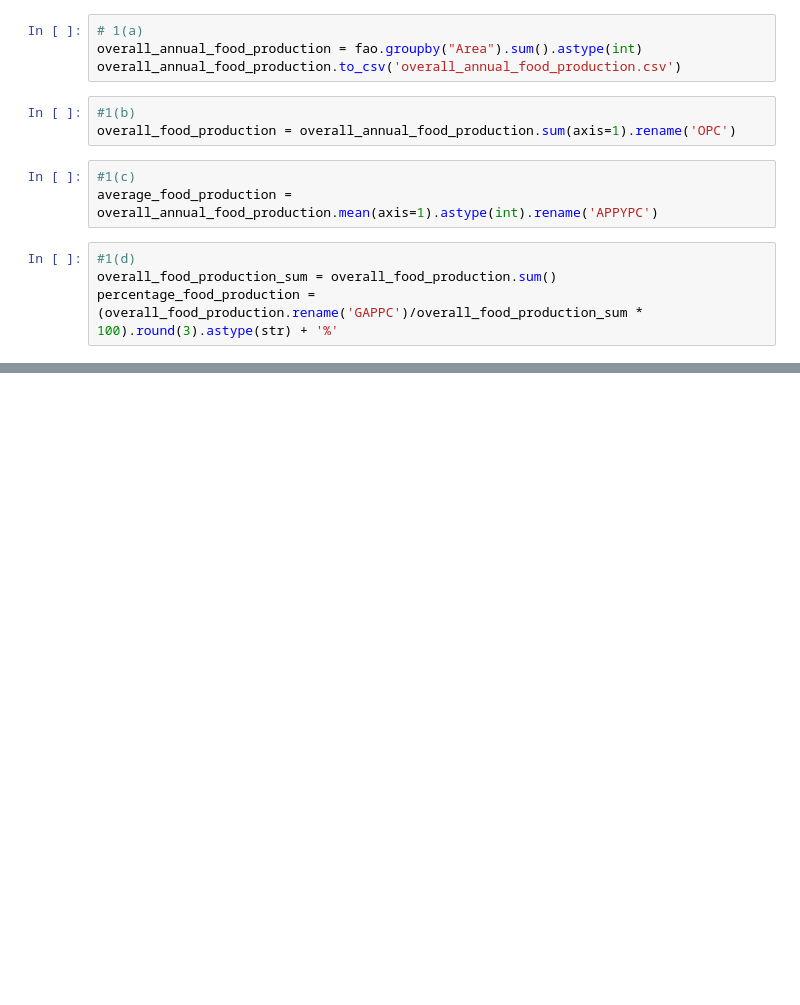
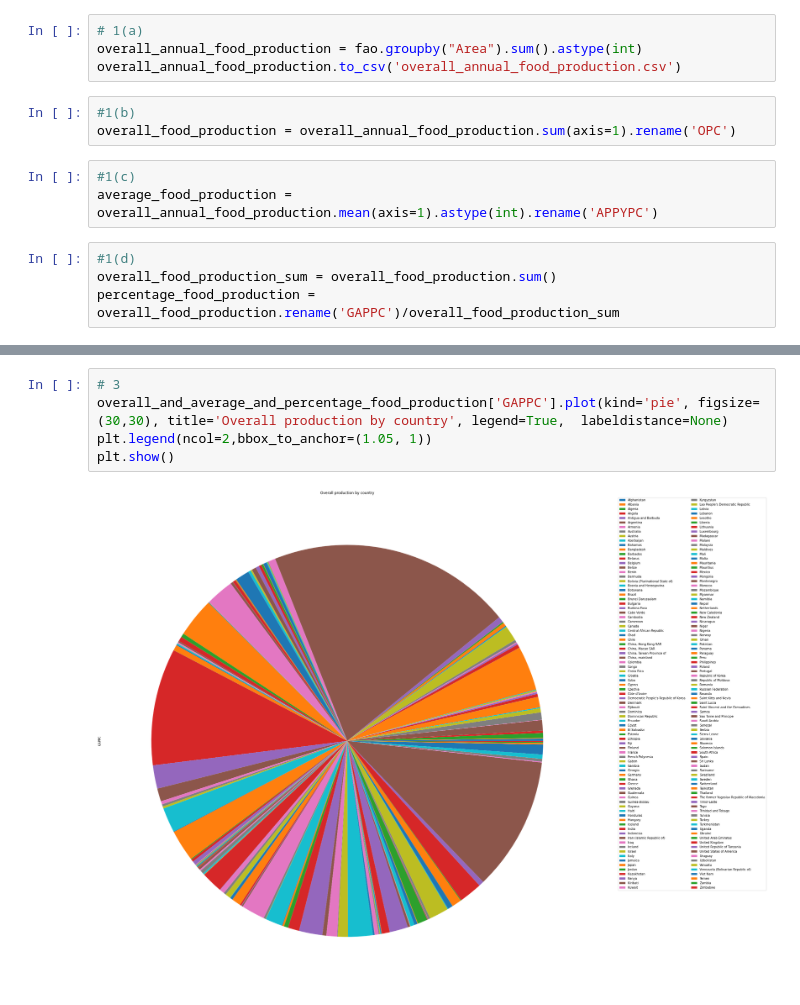
Before and after one commit to shenghaoc/ee3801-data-engineering-principles-labs, a Jupyter notebook: lab_2/lab2.ipynb, the cells around one changed output, grey strips where cells are left out. Cells and saved outputs as stored; diff of their text form; blank space fills up the shorter version.

```diff
--- a/lab_2/lab2.ipynb
+++ b/lab_2/lab2.ipynb
@@ -17,7 +17,7 @@ average_food_production = overall_annual_food_production.mean(axis=1).astype(int
 # %%
 #1(d)
 overall_food_production_sum = overall_food_production.sum()
-percentage_food_production = (overall_food_production.rename('GAPPC')/overall_food_production_sum * 100).round(3).astype(str) + '%'
+percentage_food_production = overall_food_production.rename('GAPPC')/overall_food_production_sum
 # %%
 overall_and_average_and_percentage_food_production = pd.concat([overall_food_production,
                                                                average_food_production,
@@ -43,3 +43,10 @@ ax.set_ylabel('Food Production')
 plt.show()
 # %% [output]
 [figure]
+# %%
+# 3
+overall_and_average_and_percentage_food_production['GAPPC'].plot(kind='pie', figsize=(30,30), title='Overall production by country', legend=True,  labeldistance=None)
+plt.legend(ncol=2,bbox_to_anchor=(1.05, 1))
+plt.show()
+# %% [output]
+[figure, added]
```
Also changed, not shown: parts of 2 cells of this notebook.
